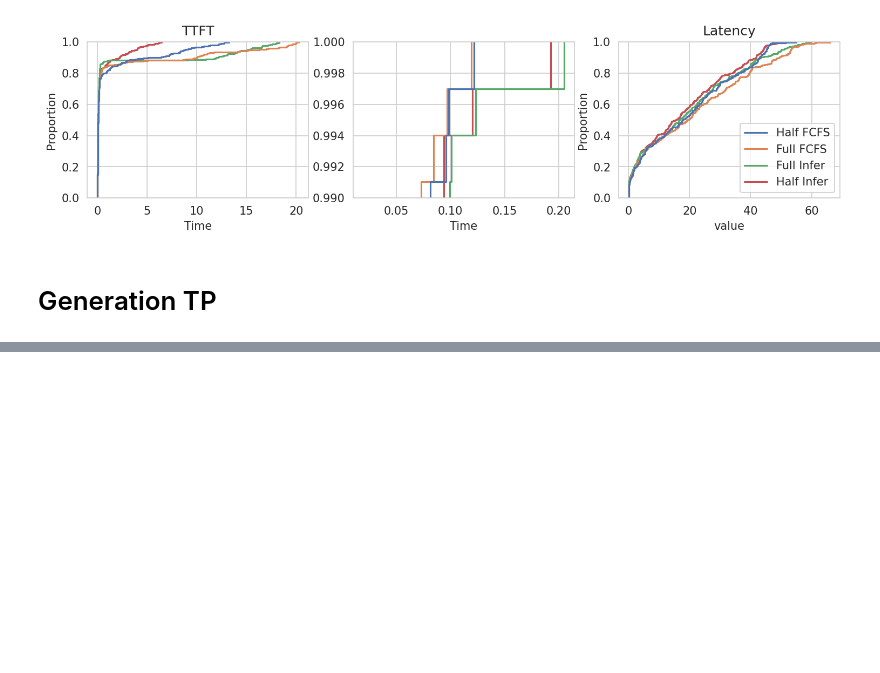
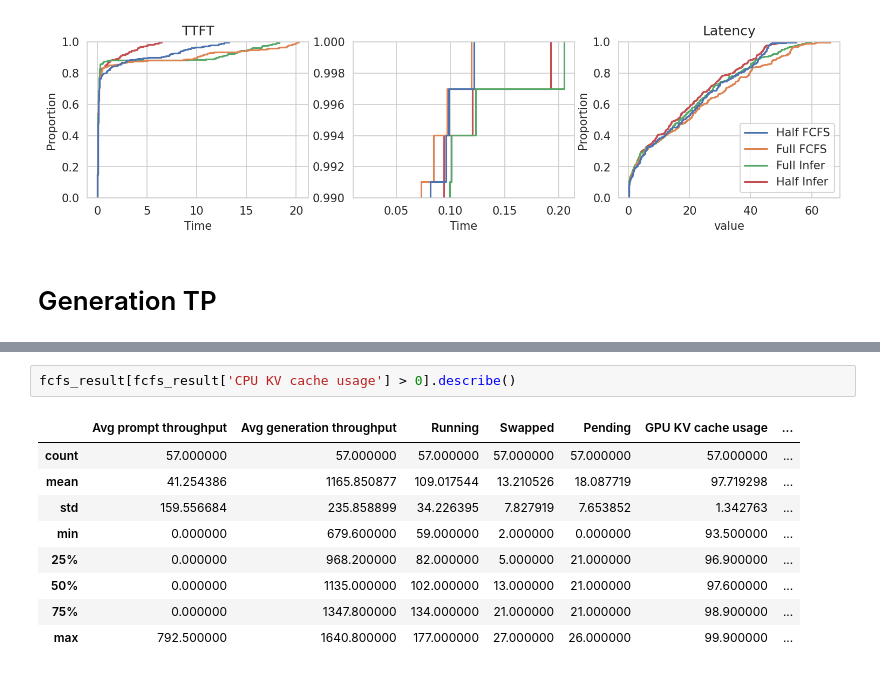
Before and after one commit to chengzhi-lu/vllm, a Jupyter notebook: benchmarks/result/analysis/result_analysis.ipynb, the cells around one changed output, grey strips where cells are left out. Cells and saved outputs as stored; diff of their text form; blank space fills up the shorter version.

```diff
--- a/benchmarks/result/analysis/result_analysis.ipynb
+++ b/benchmarks/result/analysis/result_analysis.ipynb
@@ -525,0 +514,12 @@ fcfs_result.describe()
+# %%
+fcfs_result[fcfs_result['CPU KV cache usage'] > 0].describe()
+# %% [output]
+|  | Avg prompt throughput | Avg generation throughput | Running | Swapped | Pending | GPU KV cache usage | ... |
+| count | 57.000000 | 57.000000 | 57.000000 | 57.000000 | 57.000000 | 57.000000 | ... |
+| mean | 41.254386 | 1165.850877 | 109.017544 | 13.210526 | 18.087719 | 97.719298 | ... |
+| std | 159.556684 | 235.858899 | 34.226395 | 7.827919 | 7.653852 | 1.342763 | ... |
+| min | 0.000000 | 679.600000 | 59.000000 | 2.000000 | 0.000000 | 93.500000 | ... |
+| 25% | 0.000000 | 968.200000 | 82.000000 | 5.000000 | 21.000000 | 96.900000 | ... |
+| 50% | 0.000000 | 1135.000000 | 102.000000 | 13.000000 | 21.000000 | 97.600000 | ... |
+| 75% | 0.000000 | 1347.800000 | 134.000000 | 21.000000 | 21.000000 | 98.900000 | ... |
+| max | 792.500000 | 1640.800000 | 177.000000 | 27.000000 | 26.000000 | 99.900000 | ... |
```
Also changed, not shown: parts of 5 cells of this notebook, 10 other files.
